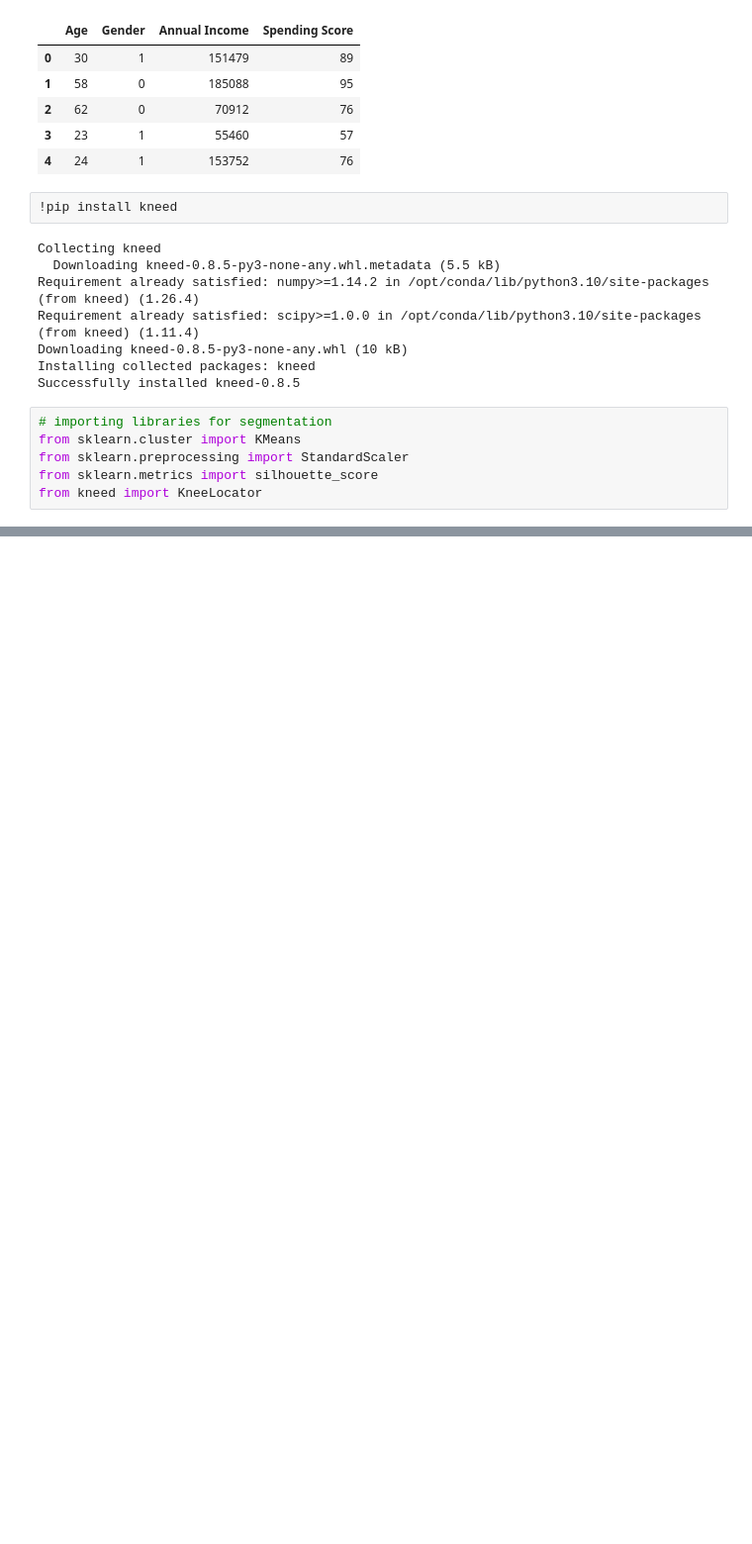
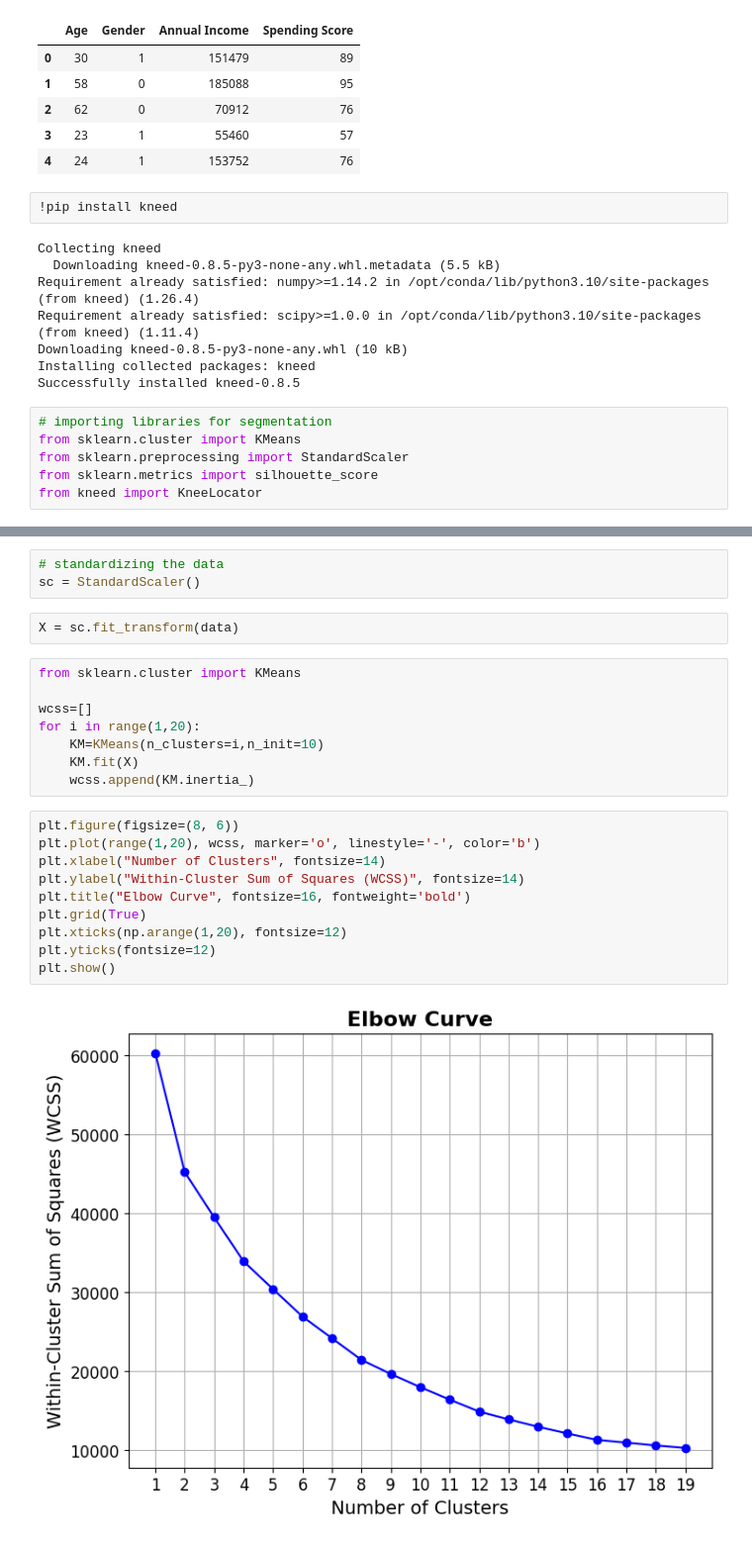
Before and after one commit to adityashakya836/pandas, a Jupyter notebook: shopping-mall-customer-segmentation.ipynb, the cells around one changed output, grey strips where cells are left out. Shown: that part at 99% size. Cells and saved outputs as stored; diff of their text form; blank space fills up the shorter version.

```diff
--- a/shopping-mall-customer-segmentation.ipynb
+++ b/shopping-mall-customer-segmentation.ipynb
@@ -276,0 +302,25 @@ from kneed import KneeLocator
+# %%
+# standardizing the data
+sc = StandardScaler()
+# %%
+X = sc.fit_transform(data)
+# %%
+from sklearn.cluster import KMeans
+
+wcss=[]
+for i in range(1,20):
+    KM=KMeans(n_clusters=i,n_init=10)
+    KM.fit(X)
+    wcss.append(KM.inertia_)
+# %%
+plt.figure(figsize=(8, 6))
+plt.plot(range(1,20), wcss, marker='o', linestyle='-', color='b')
+plt.xlabel("Number of Clusters", fontsize=14)
+plt.ylabel("Within-Cluster Sum of Squares (WCSS)", fontsize=14)
+plt.title("Elbow Curve", fontsize=16, fontweight='bold')
+plt.grid(True)
+plt.xticks(np.arange(1,20), fontsize=12)
+plt.yticks(fontsize=12)
+plt.show()
+# %% [output]
+[figure, added]
```
Also changed, not shown: parts of 26 cells of this notebook.
